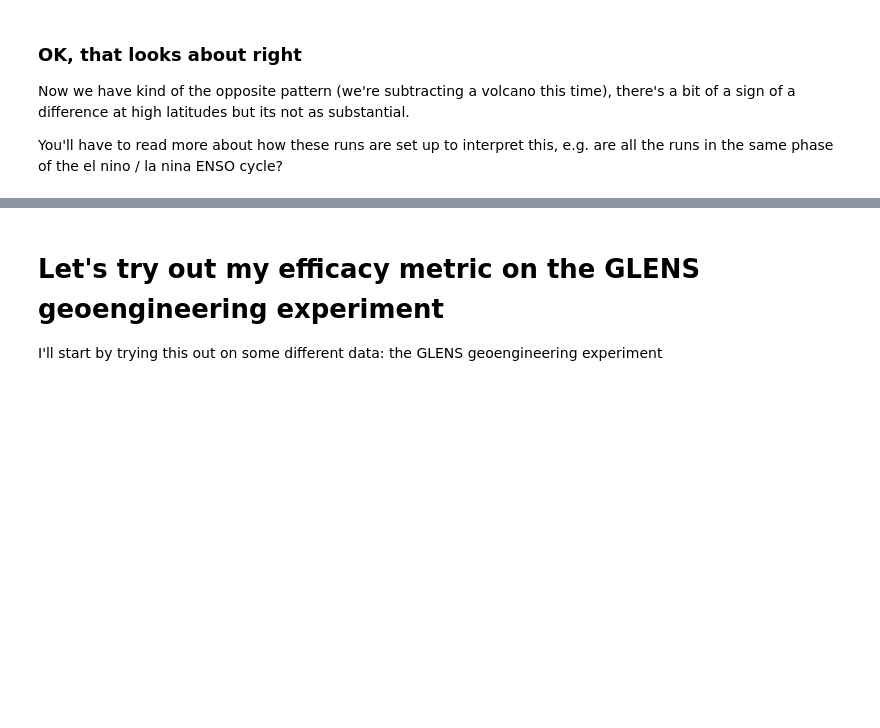
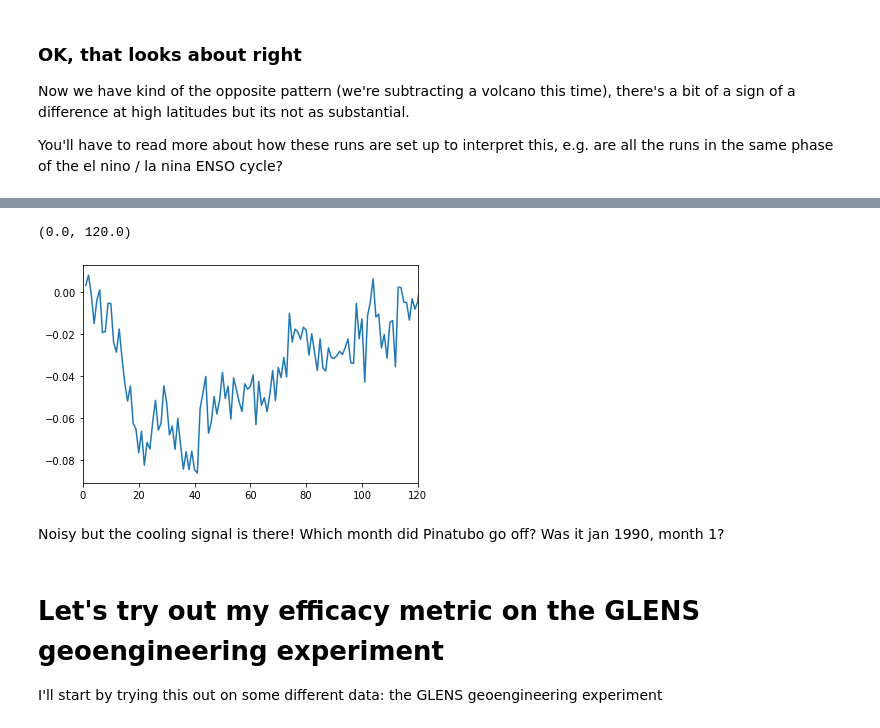
Before and after one commit to pjirvine/xarray_example, a Jupyter notebook: xarray_example.ipynb, the cells around one changed output, grey strips where cells are left out. Saved outputs shown, nothing was run; the diff lists cells and outputs as text; code cells hidden in the pictures; blank space fills up the shorter version.

```diff
--- a/xarray_example.ipynb
+++ b/xarray_example.ipynb
@@ -960,3 +1038,13 @@ You'll have to read more about how these runs are set up to interpret this, e.g.
+# %%
+# calculate months since start, note the actual time values didn't plot
+plot_time = [idx + 1 for idx in range(len(time))]
+plt.plot(plot_time, pinatubo_timeseries - hindcast_timeseries)
+plt.xlim([0,120])
+# %% [output]
+(0.0, 120.0)
+[figure, added]
+# %% [markdown]
+Noisy but the cooling signal is there! Which month did Pinatubo go off? Was it jan 1990, month 1?
 # %% [markdown]
 # Let's try out my efficacy metric on the GLENS geoengineering experiment
 
```
Also changed, not shown: parts of 6 cells of this notebook, 2 other files.
